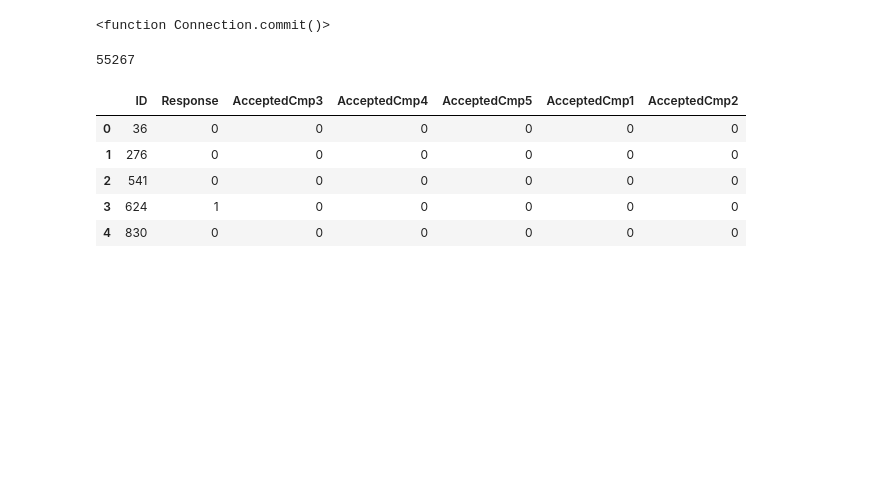
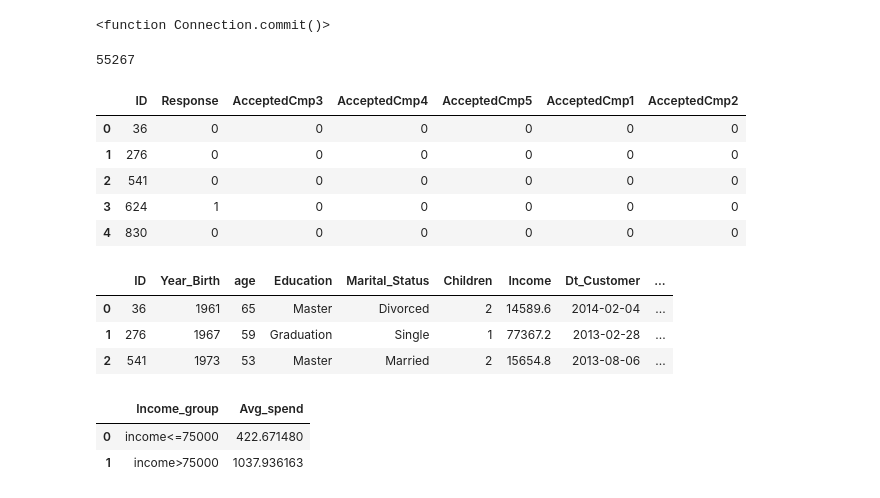
Before and after one commit to dharanigs-19/Mini-Project, a Jupyter notebook: Mini_Project_2.ipynb, the cells around one changed output. Saved outputs shown, nothing was run; the diff lists cells and outputs as text; code cells hidden in the pictures; blank space fills up the shorter version.

```diff
--- a/Mini_Project_2.ipynb
+++ b/Mini_Project_2.ipynb
@@ -794,0 +806,22 @@ pd.read_sql("select * from customer_campaigns limit 5",conn)
+# %%
+pd.read_sql("select * from customer limit 3", conn)
+# %% [output]
+|  | ID | Year_Birth | age | Education | Marital_Status | Children | Income | Dt_Customer | ... |
+| 0 | 36 | 1961 | 65 | Master | Divorced | 2 | 14589.6 | 2014-02-04 | ... |
+| 1 | 276 | 1967 | 59 | Graduation | Single | 1 | 77367.2 | 2013-02-28 | ... |
+| 2 | 541 | 1973 | 53 | Master | Married | 2 | 15654.8 | 2013-08-06 | ... |
+# %%
+# Average spend per segment
+
+pd.read_sql("""select case
+when cs.High_Income=1 then 'income>75000'
+else 'income<=75000'
+end as Income_group, AVG(cd.Total_Spend) as Avg_spend
+from customer_segments cs
+join customer_spend cd on cs.ID=cd.ID
+group by cs.High_Income
+""",conn)
+# %% [output]
+|  | Income_group | Avg_spend |
+| 0 | income<=75000 | 422.671480 |
+| 1 | income>75000 | 1037.936163 |
```
Also changed, not shown: parts of 8 cells of this notebook.
